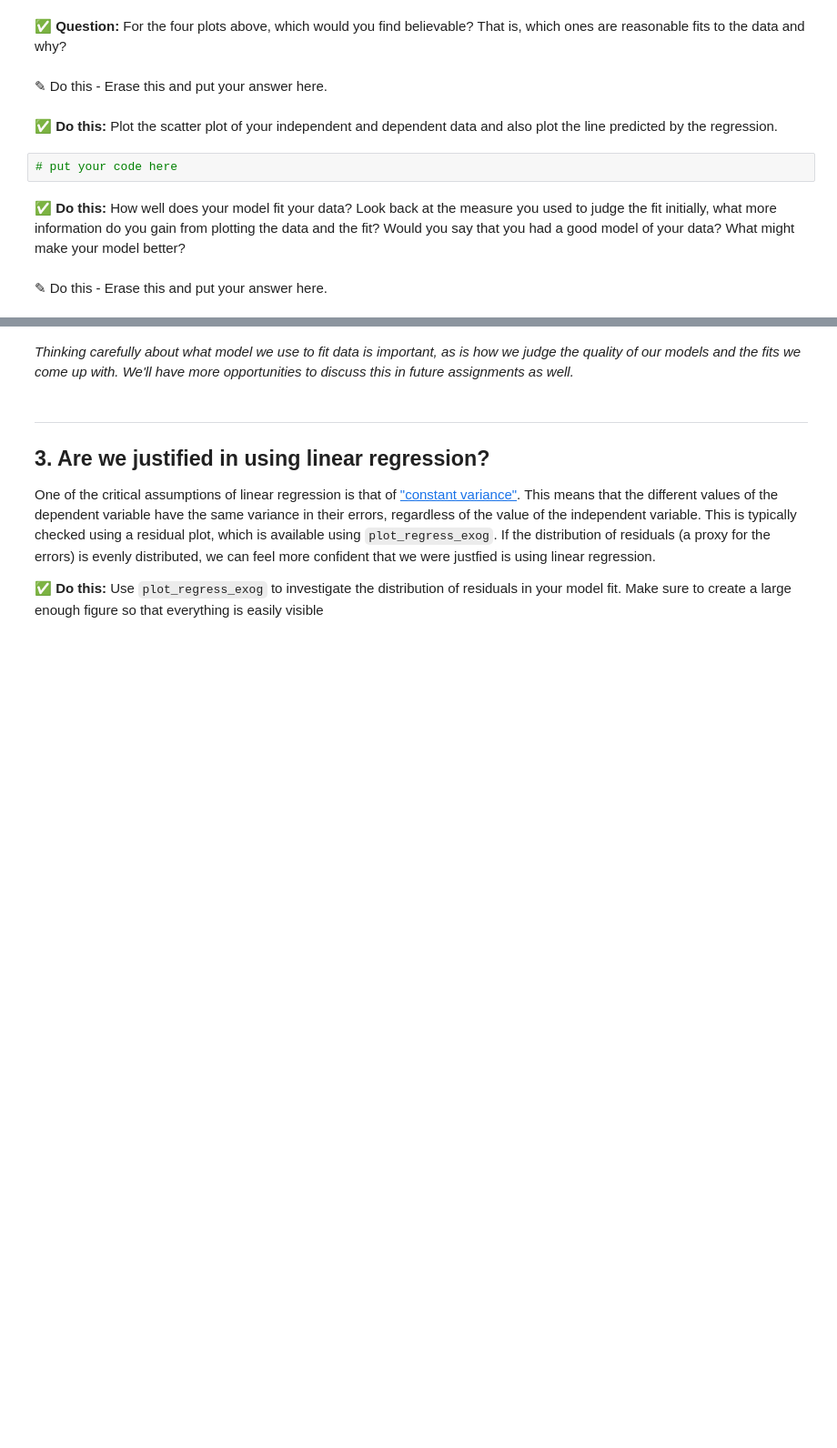
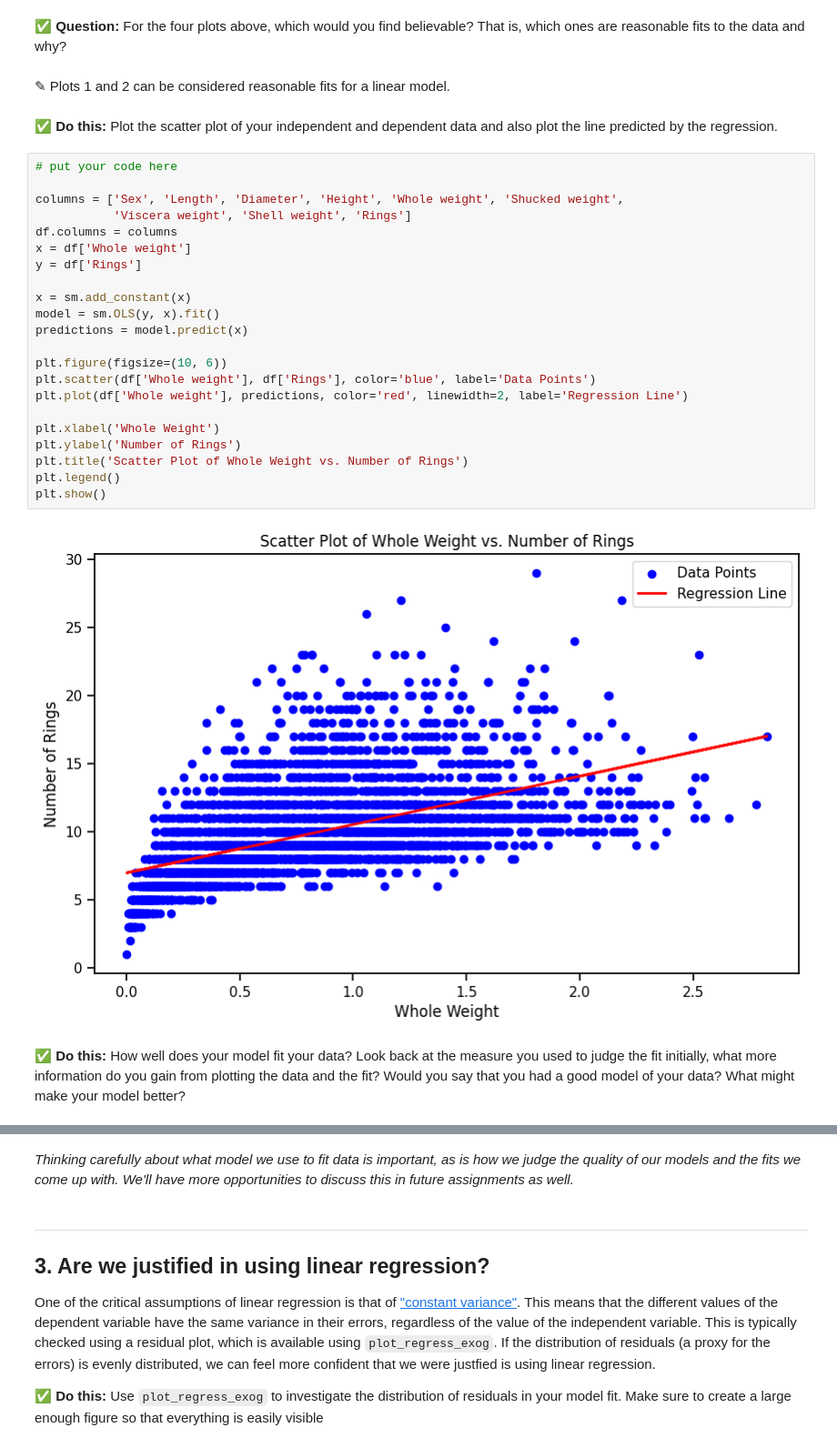
Before and after one commit to vedachan/CMSE202-f24-turnin, a Jupyter notebook: Day-13_In-Class-Regression-STUDENT.ipynb, the cells around one changed output, grey strips where cells are left out. Shown: that part at 91% size. Cells and saved outputs as stored; diff of their text form; blank space fills up the shorter version.

```diff
--- a/Day-13_In-Class-Regression-STUDENT.ipynb
+++ b/Day-13_In-Class-Regression-STUDENT.ipynb
@@ -248,13 +266,33 @@ Mathematically, any data can be fit to a line. Whether a line is a good model to
 You can see that each data set is different, but the mathematical model that fits each of these data sets is the same! You must be careful that your data do not violate one or more of the [underlying assumptions of linear fitting](https://en.wikipedia.org/wiki/Linear_regression#Assumptions). This is one reason it is incredibly important to visualize your data and the model that fits it.
 # %% [markdown]
 **&#9989; Question:** For the four plots above, which would you find believable? That is, which ones are reasonable fits to the data and why?
-# %% [markdown]
-<font size=+3>&#9998;</font> Do this - Erase this and put your answer here.
+# %% [markdown]
+<font size=+3>&#9998;</font> Plots 1 and 2 can be considered reasonable fits for a linear model.
 # %% [markdown]
 **&#9989; Do this:** Plot the scatter plot of your independent and dependent data and also plot the line predicted by the regression.
-# %%
-# put your code here
+# %%
+# put your code here
+
+columns = ['Sex', 'Length', 'Diameter', 'Height', 'Whole weight', 'Shucked weight',
+           'Viscera weight', 'Shell weight', 'Rings']
+df.columns = columns
+x = df['Whole weight']
+y = df['Rings']
+
+x = sm.add_constant(x)
+model = sm.OLS(y, x).fit()
+predictions = model.predict(x)
+
+plt.figure(figsize=(10, 6))
+plt.scatter(df['Whole weight'], df['Rings'], color='blue', label='Data Points')
+plt.plot(df['Whole weight'], predictions, color='red', linewidth=2, label='Regression Line')
+
+plt.xlabel('Whole Weight')
+plt.ylabel('Number of Rings')
+plt.title('Scatter Plot of Whole Weight vs. Number of Rings')
+plt.legend()
+plt.show()
+# %% [output]
+[figure, added]
 # %% [markdown]
 **&#9989; Do this:** How well does your model fit your data? Look back at the measure you used to judge the fit initially, what more information do you gain from plotting the data and the fit? Would you say that you had a good model of your data? What might make your model better?
-# %% [markdown]
-<font size=+3>&#9998;</font> Do this - Erase this and put your answer here.
```
Also changed, not shown: parts of 10 cells of this notebook.
